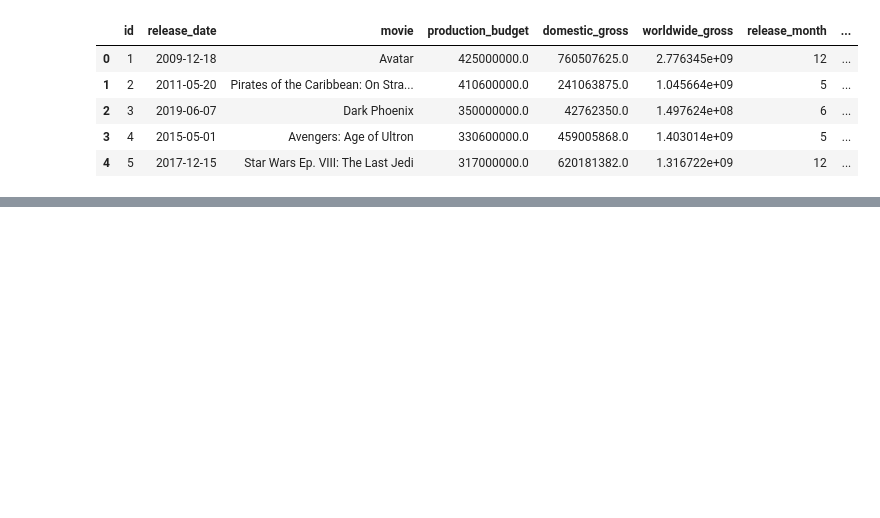
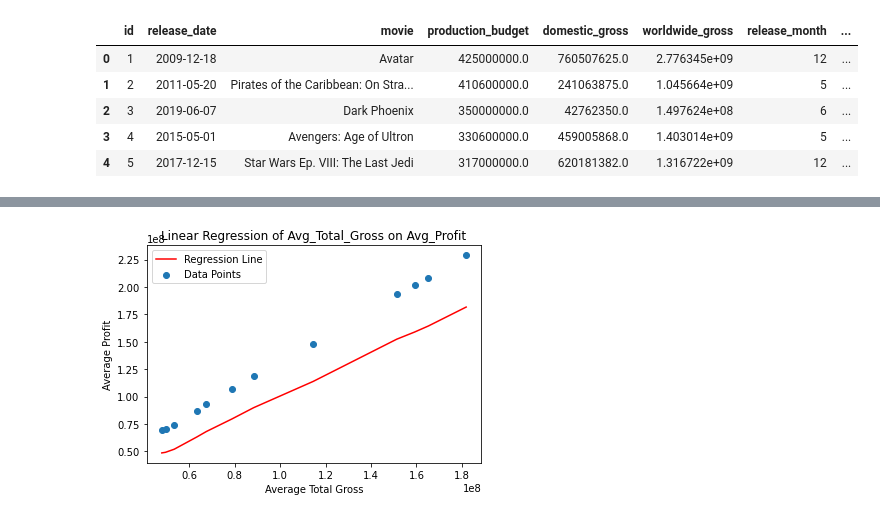
Before and after one commit to vnelima/Phase-2-Movie-project--Group-9, a Jupyter notebook: Collaborators/Ronald/Profitability_Across_ReleaseMonths.ipynb, the cells around one changed output, grey strips where cells are left out. Cells and saved outputs as stored; diff of their text form; code cells hidden in the pictures; blank space fills up the shorter version.

```diff
--- a/Collaborators/Ronald/Profitability_Across_ReleaseMonths.ipynb
+++ b/Collaborators/Ronald/Profitability_Across_ReleaseMonths.ipynb
@@ -189,0 +176,10 @@ Given that Peason_corr is 1, The relationship is linear meaning that an increase
+# %%
+#Linear regression model between profit and total_gross
+X = monthly_seasonality['avg_total_gross']
+Y = monthly_seasonality['avg_profit']
+X = sm.add_constant(X)  # Adds a constant term to the predictor
+model = sm.OLS(Y, X).fit()
+predictions = model.predict(X)
+
+# Print regression model summary
+print(model.summary())
@@ -189,0 +204,11 @@ Given that Peason_corr is 1, The relationship is linear meaning that an increase
+# %%
+# Plot the regression results
+plt.scatter(monthly_seasonality['avg_profit'], monthly_seasonality['avg_total_gross'], label='Data Points')
+plt.plot(monthly_seasonality['avg_profit'], predictions, color='red', label='Regression Line')
+plt.xlabel('Average Total Gross')
+plt.ylabel('Average Profit')
+plt.title('Linear Regression of Avg_Total_Gross on Avg_Profit')
+plt.legend()
+plt.show()
+# %% [output]
+[figure, added]
```
Also changed, not shown: parts of 15 cells of this notebook.
